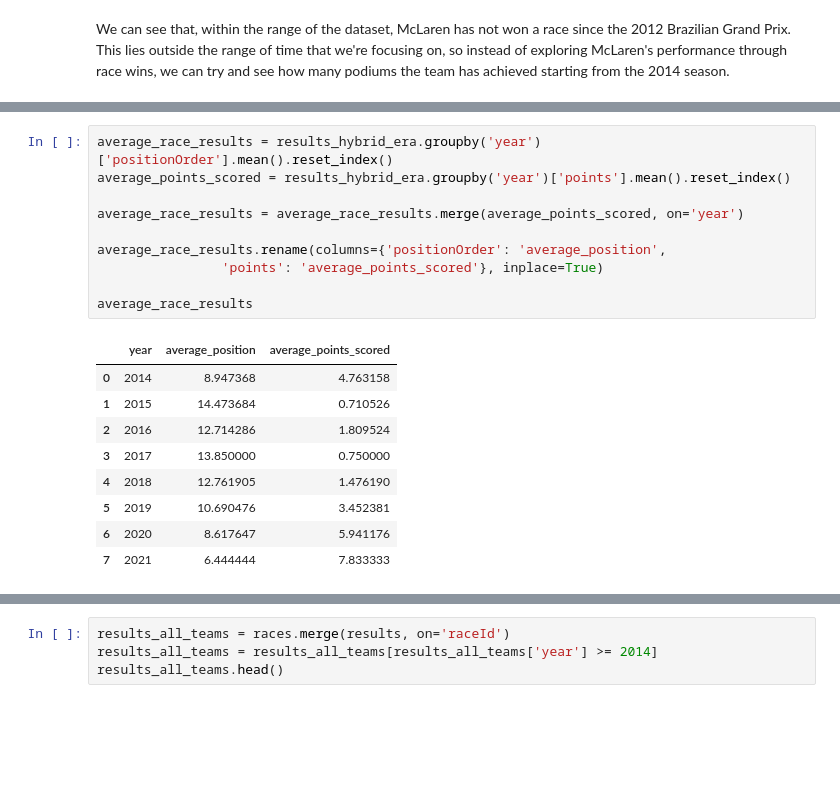
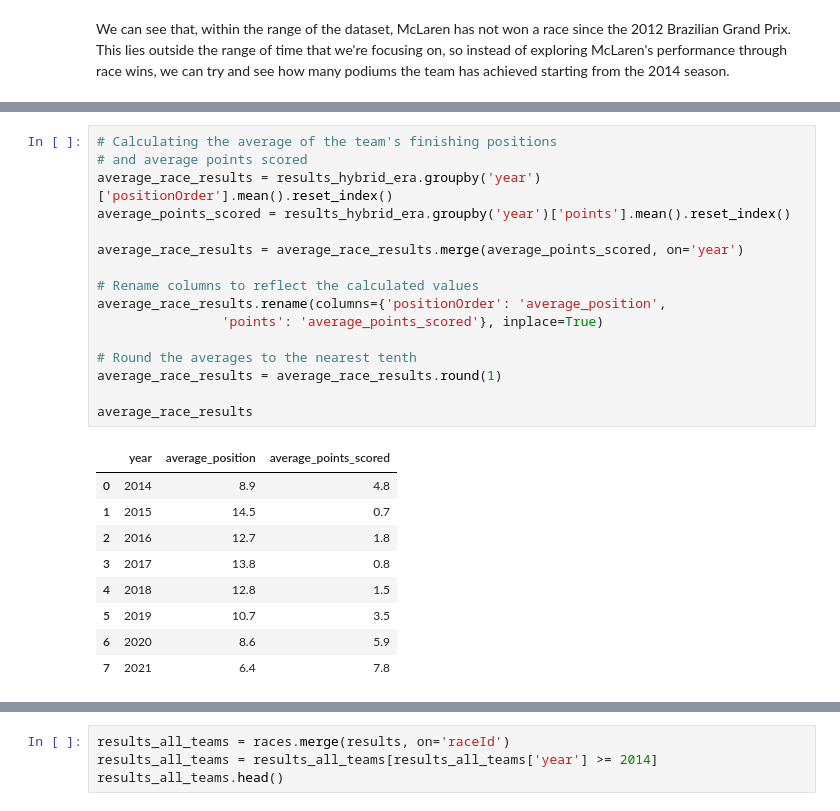
Before and after one commit to dannguyen216/f1-data-exploration, a Jupyter notebook: formula_one/mclaren_hybrid_era.ipynb, the cells around one changed output, grey strips where cells are left out. Drawn from its saved outputs; the diff is of its cells as text; blank space fills up the shorter version.

```diff
--- a/formula_one/mclaren_hybrid_era.ipynb
+++ b/formula_one/mclaren_hybrid_era.ipynb
@@ -155,20 +170,26 @@ plt.show()
 # %%
+# Calculating the average of the team's finishing positions
+# and average points scored
 average_race_results = results_hybrid_era.groupby('year')['positionOrder'].mean().reset_index()
 average_points_scored = results_hybrid_era.groupby('year')['points'].mean().reset_index()
 
 average_race_results = average_race_results.merge(average_points_scored, on='year')
 
+# Rename columns to reflect the calculated values
 average_race_results.rename(columns={'positionOrder': 'average_position',
                 'points': 'average_points_scored'}, inplace=True)
 
+# Round the averages to the nearest tenth
+average_race_results = average_race_results.round(1)
+
 average_race_results
 # %% [output]
 |  | year | average_position | average_points_scored |
-| 0 | 2014 | 8.947368 | 4.763158 |
-| 1 | 2015 | 14.473684 | 0.710526 |
-| 2 | 2016 | 12.714286 | 1.809524 |
-| 3 | 2017 | 13.850000 | 0.750000 |
-| 4 | 2018 | 12.761905 | 1.476190 |
-| 5 | 2019 | 10.690476 | 3.452381 |
-| 6 | 2020 | 8.617647 | 5.941176 |
-| 7 | 2021 | 6.444444 | 7.833333 |
+| 0 | 2014 | 8.9 | 4.8 |
+| 1 | 2015 | 14.5 | 0.7 |
+| 2 | 2016 | 12.7 | 1.8 |
+| 3 | 2017 | 13.8 | 0.8 |
+| 4 | 2018 | 12.8 | 1.5 |
+| 5 | 2019 | 10.7 | 3.5 |
+| 6 | 2020 | 8.6 | 5.9 |
+| 7 | 2021 | 6.4 | 7.8 |
```
Also changed, not shown: parts of 22 cells of this notebook.
